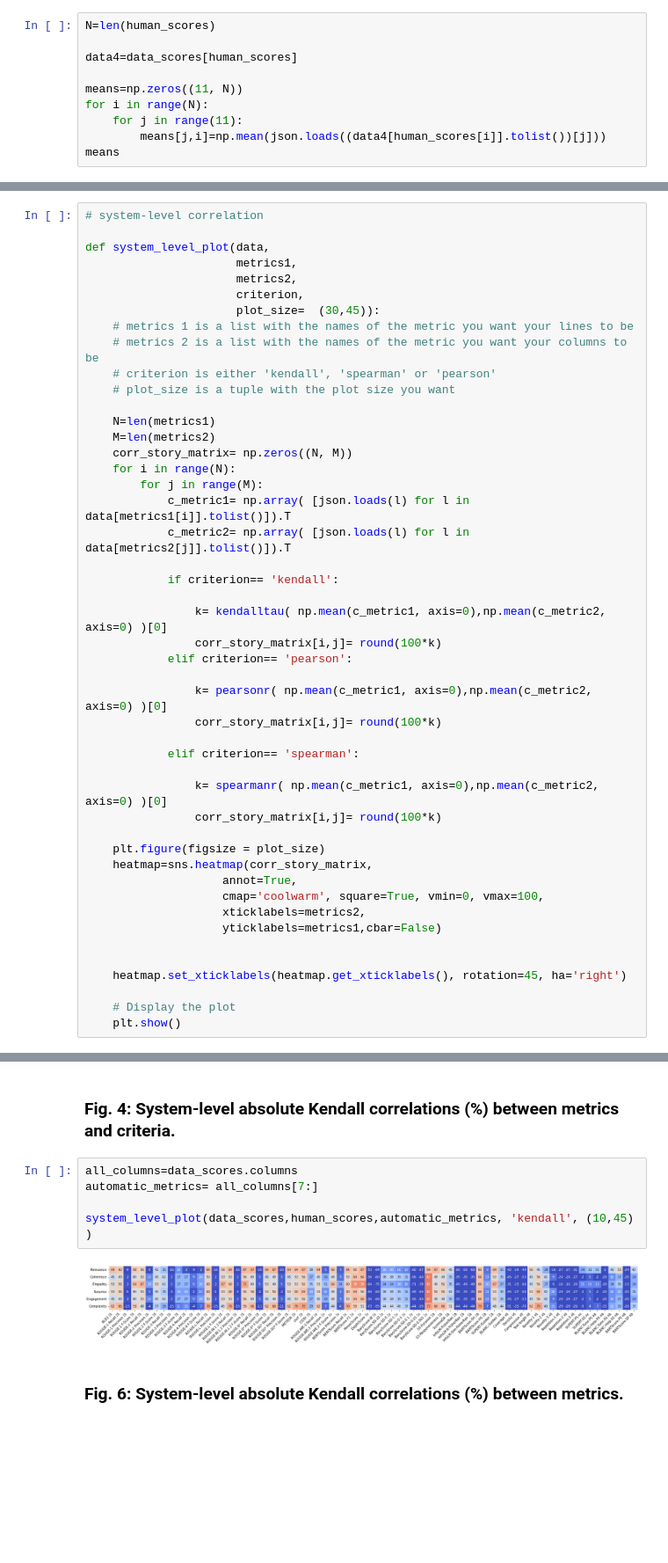
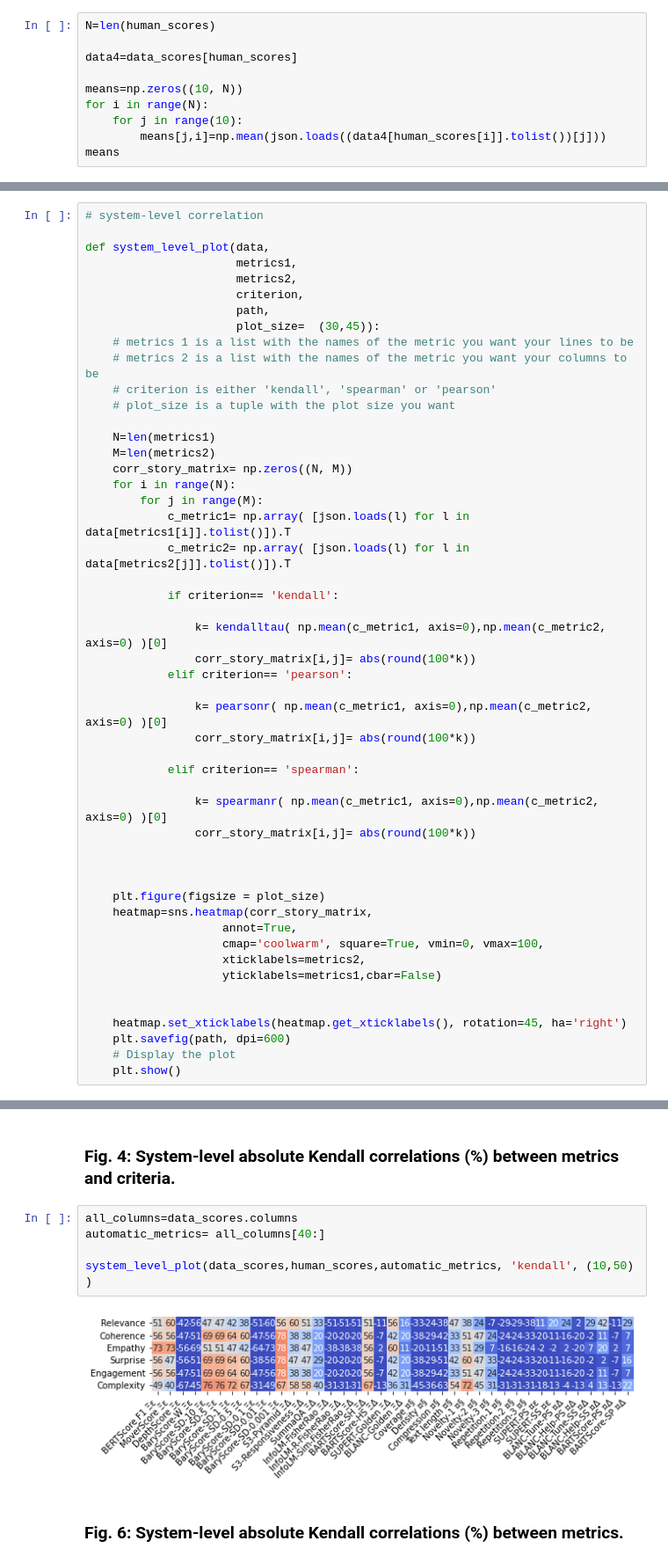
Before and after one commit to CamilleCoustaury/NLP-ENSAE-3A-Sujet4, a Jupyter notebook: data_visualization.ipynb, the cells around one changed output, grey strips where cells are left out. Shown at 88% size. Cells and saved outputs as stored; diff of their text form; blank space fills up the shorter version.

```diff
--- a/data_visualization.ipynb
+++ b/data_visualization.ipynb
@@ -190,9 +196,9 @@ N=len(human_scores)
 
 data4=data_scores[human_scores]
 
-means=np.zeros((11, N))
+means=np.zeros((10, N))
 for i in range(N):
-    for j in range(11):
+    for j in range(10):
         means[j,i]=np.mean(json.loads((data4[human_scores[i]].tolist())[j]))
 means
 # %% [output]
@@ -222,6 +231,7 @@ def system_level_plot(data,
                       metrics1,
                       metrics2,
                       criterion,
+                      path,
                       plot_size=  (30,45)):
     # metrics 1 is a list with the names of the metric you want your lines to be
     # metrics 2 is a list with the names of the metric you want your columns to be
@@ -239,16 +249,18 @@ def system_level_plot(data,
             if criterion== 'kendall':
 
                 k= kendalltau( np.mean(c_metric1, axis=0),np.mean(c_metric2, axis=0) )[0]
-                corr_story_matrix[i,j]= round(100*k)
+                corr_story_matrix[i,j]= abs(round(100*k))
             elif criterion== 'pearson':
 
                 k= pearsonr( np.mean(c_metric1, axis=0),np.mean(c_metric2, axis=0) )[0]
-                corr_story_matrix[i,j]= round(100*k)
+                corr_story_matrix[i,j]= abs(round(100*k))
 
             elif criterion== 'spearman':
 
                 k= spearmanr( np.mean(c_metric1, axis=0),np.mean(c_metric2, axis=0) )[0]
-                corr_story_matrix[i,j]= round(100*k)
+                corr_story_matrix[i,j]= abs(round(100*k))
+
+
 
     plt.figure(figsize = plot_size)
     heatmap=sns.heatmap(corr_story_matrix,
@@ -259,7 +271,7 @@ def system_level_plot(data,
 
 
     heatmap.set_xticklabels(heatmap.get_xticklabels(), rotation=45, ha='right')
-
+    plt.savefig(path, dpi=600)
     # Display the plot
     plt.show()
 # %% [markdown]
@@ -278,10 +290,10 @@ system_level_plot(data_scores,human_scores,human_scores, 'pearson', (4,4) )
 ### Fig. 4: System-level absolute Kendall correlations (%) between metrics and criteria.
 # %%
 all_columns=data_scores.columns
-automatic_metrics= all_columns[7:]
+automatic_metrics= all_columns[40:]
 
-system_level_plot(data_scores,human_scores,automatic_metrics, 'kendall', (10,45) )
+system_level_plot(data_scores,human_scores,automatic_metrics, 'kendall', (10,50) )
 # %% [output]
-[figure, old version]
+[figure, new version]
 # %% [markdown]
 ### Fig. 6: System-level absolute Kendall correlations (%) between metrics.
```
Also changed, not shown: parts of 25 cells of this notebook, 12 other files.
